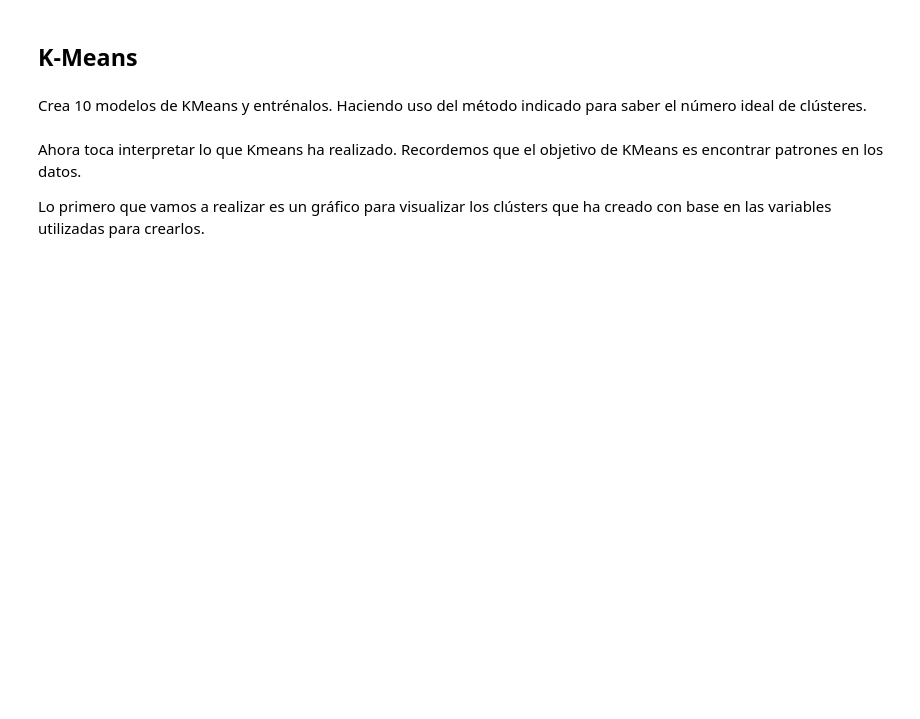
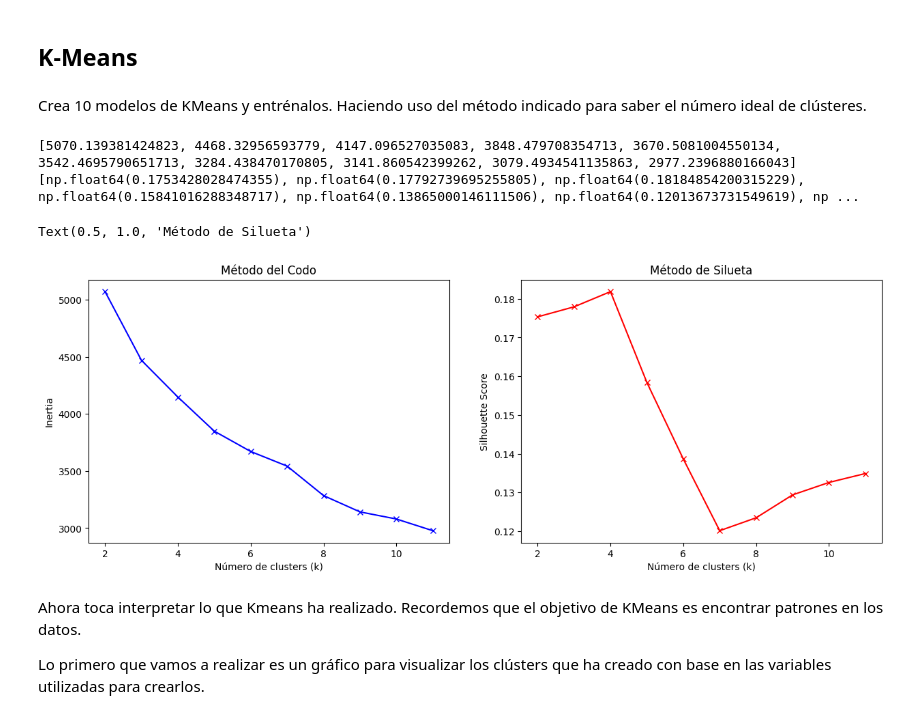
Before and after one commit to cabamarcos/clustering-algorithms-comparison, a Jupyter notebook: muinar07_act1_Notebook.ipynb, the cells around one changed output. Saved outputs shown, nothing was run; the diff lists cells and outputs as text; code cells hidden in the pictures; blank space fills up the shorter version.

Commit message:
KMEANS

```diff
--- a/muinar07_act1_Notebook.ipynb
+++ b/muinar07_act1_Notebook.ipynb
@@ -124,0 +245,6 @@ No tiene datos nulos, tampoco faltantes, ya que
+# %%
+df_clean = remove_outliers(df)
+
+# Mostrar el número de filas antes y después de eliminar outliers
+print(f"\nNúmero de filas antes de eliminar outliers: {len(df)}")
+print(f"Número de filas después de eliminar outliers: {len(df_clean)}")
@@ -125,5 +271,6 @@ No tiene datos nulos, tampoco faltantes, ya que
 # %%
-### PON AQUÍ TU CÓDIGO EN CASO DE QUE SEA NECESARIO HACER ALGÚN TRATAMIENTO ADICIONAL
+scaler = StandardScaler()
+X = scaler.fit_transform(df_clean)
 # %% [markdown]
 ## K-Means
 # %% [markdown]
@@ -133,3 +278,43 @@ Crea 10 modelos de KMeans y entrénalos. Haciendo uso del método indicado para
+# %%
+inertias = []
+models = []
+silhouette_scores = []
+
+for k in range(2, 12):
+    kmeans = KMeans(n_clusters=k, random_state=42)
+    kmeans.fit(X)
+
+    # Calcular métricas
+    inertia = kmeans.inertia_
+    silhouette = silhouette_score(X, kmeans.labels_)
+
+    # Guardar resultados
+    models.append(kmeans)
+    inertias.append(inertia)
+    silhouette_scores.append(silhouette)
+# %%
+print(inertias)
+print(silhouette_scores)
+# %% [output]
+[5070.139381424823, 4468.32956593779, 4147.096527035083, 3848.479708354713, 3670.5081004550134, 3542.4695790651713, 3284.438470170805, 3141.860542399262, 3079.4934541135863, 2977.2396880166043]
+[np.float64(0.1753428028474355), np.float64(0.17792739695255805), np.float64(0.18184854200315229), np.float64(0.15841016288348717), np.float64(0.13865000146111506), np.float64(0.12013673731549619), np ...
+# %%
+plt.figure(figsize=(15, 5))
+
+plt.subplot(1, 2, 1)
+plt.plot(range(2, 12), inertias, 'bx-')
+plt.xlabel('Número de clusters (k)')
+plt.ylabel('Inertia')
+plt.title('Método del Codo')
+
+plt.subplot(1, 2, 2)
+plt.plot(range(2, 12), silhouette_scores, 'rx-')
+plt.xlabel('Número de clusters (k)')
+plt.ylabel('Silhouette Score')
+plt.title('Método de Silueta')
+# %% [output]
+Text(0.5, 1.0, 'Método de Silueta')
+[figure, added]
 # %% [markdown]
 Ahora toca interpretar lo que Kmeans ha realizado. Recordemos que el objetivo de KMeans es encontrar patrones en los datos.
 
```
Also changed, not shown: parts of 33 cells of this notebook.
